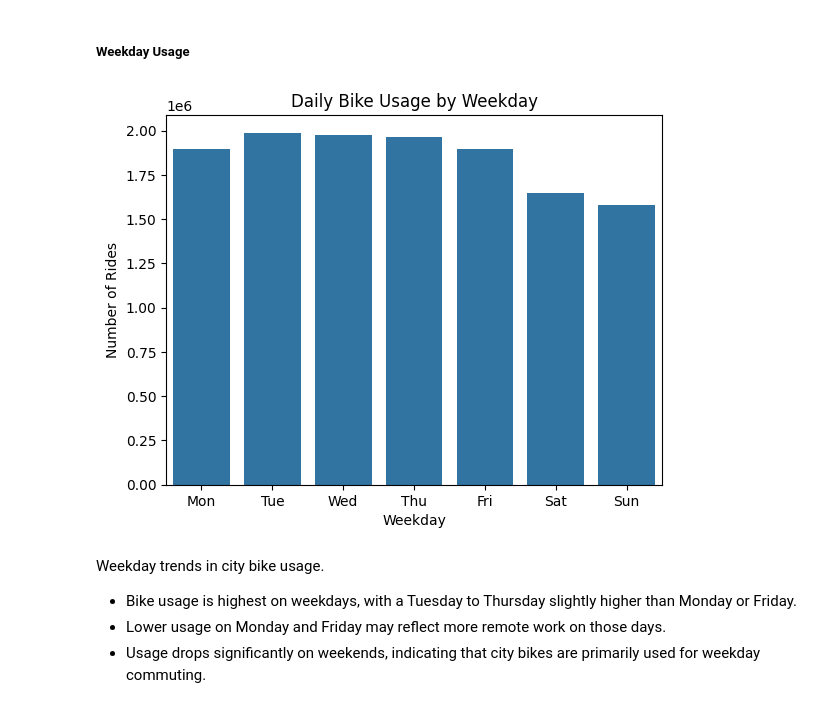
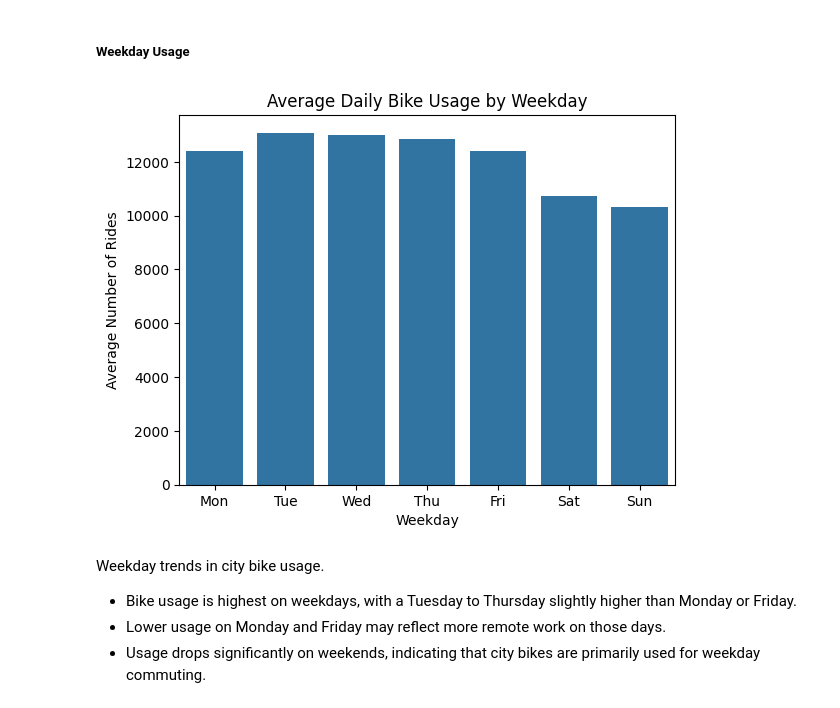
Before and after one commit to kainulj/helsinki-citybike-analysis, a Jupyter notebook: notebooks/02_eda.ipynb, the cells around one changed output. Saved outputs shown, nothing was run; the diff lists cells and outputs as text; code cells hidden in the pictures.

Commit message:
Change the monthly and weekday charts to daily averages and hourly charts to hourly averages

```diff
--- a/notebooks/02_eda.ipynb
+++ b/notebooks/02_eda.ipynb
@@ -19,7 +18,7 @@ CLEAN_DIR = Path("../data/clean")
 # %%
 dtypes = {'departure_id': str, 'departure_name': str,
             'return_id': str, 'return_name': str}
-bike_df = pd.read_csv(CLEAN_DIR / 'cleaned_bike_data.csv', dtype=dtypes, parse_dates=['departure', 'return'])
+bike_df = pd.read_csv(CLEAN_DIR / 'bike_rides_cleaned.csv', dtype=dtypes, parse_dates=['departure', 'return'])
 bike_df.head()
 # %% [output]
 |  | departure | return | departure_id | departure_name | return_id | return_name | distance | duration | ... |
@@ -179,28 +202,33 @@ Yearly trends in  the city bike usage.
 fig, axes = plt.subplots(1, 2, figsize=(14, 5))
 fig.suptitle("Monthly Bike Usage Patterns", fontsize=16, fontweight='bold')
 
-bike_df.groupby('month').size().plot(kind='line', marker='o', ax=axes[0])
-axes[0].set_title('Monthly Usage (All Years Combined)')
+daily_totals = bike_usage.groupby('date').sum().reset_index()
+daily_totals["month"] = pd.to_datetime(daily_totals["date"]).dt.month
+avg_daily_by_month = (
+    daily_totals.groupby("month")["departures"].mean().reset_index()
+)
+# Plot average daily departures by month
+sns.lineplot(data=avg_daily_by_month, x='month', y='departures', marker='o', ax=axes[0])
+axes[0].set_title('Average Daily Bike Usage by Month (All Years Combined)')
 axes[0].set_xlabel('Month')
-axes[0].set_ylabel('Number of Rides')
+axes[0].set_ylabel('Average Number of Rides')
 axes[0].set_xticks(ticks=np.arange(4,11), labels=['Apr', 'May', 'Jun', 'Jul', 'Aug', 'Sep', 'Oct'], rotation=45)
 
-monthly_usage = (
-    bike_df.groupby(['year', 'month'])
-    .size()
-    .reset_index(name='ride_count')
+daily_totals["year"] = pd.to_datetime(daily_totals["date"]).dt.year
+avg_daily_by_year_month = (
+    daily_totals.groupby(['year', 'month'])["departures"].mean().reset_index()
 )
-
+# Plot average daily departures by month and year
 sns.lineplot(
-    data=monthly_usage,
+    data=avg_daily_by_year_month,
     x='month',
-    y='ride_count',
+    y='departures',
     hue='year',
     marker='o'
 )
 axes[1].set_xticks(ticks=np.arange(4,11), labels=['Apr', 'May', 'Jun', 'Jul', 'Aug', 'Sep', 'Oct'], rotation=45)
-axes[1].set_title('Month Usage by Year')
+axes[1].set_title('Average Daily Bike Usage by Month and Year')
 axes[1].set_xlabel('Month')
-axes[1].set_ylabel('Number of Rides')
+axes[1].set_ylabel('Average Number of Rides')
 plt.show()
 # %% [output]
@@ -214,19 +242,16 @@ Monthly trends in the city bike usage.
 # %% [markdown]
 ##### Weekday Usage
 # %%
-daily_usage = bike_df.groupby(['weekday']).size().reset_index(name='ride_count')
-sns.barplot(
-    data=daily_usage,
-    x='weekday',
-    y='ride_count',
-)
-plt.title('Daily Bike Usage by Weekday')
+daily_totals['weekday'] = pd.to_datetime(daily_totals["date"]).dt.weekday
+avg_weekday_usage = daily_totals.groupby("weekday")["departures"].mean().reset_index()
+sns.barplot(data=avg_weekday_usage, x='weekday', y='departures')
+plt.title('Average Daily Bike Usage by Weekday')
 plt.xlabel('Weekday')
-plt.ylabel('Number of Rides')
+plt.ylabel('Average Number of Rides')
 plt.xticks(ticks=np.arange(0, 7), labels=['Mon', 'Tue', 'Wed', 'Thu', 'Fri', 'Sat', 'Sun'])
 plt.show()
 # %% [output]
-[figure, old version]
+[figure, new version]
 # %% [markdown]
 Weekday trends in city bike usage.
 - Bike usage is highest on weekdays, with a Tuesday to Thursday slightly higher than Monday or Friday.
```
Also changed, not shown: parts of 19 cells of this notebook.
